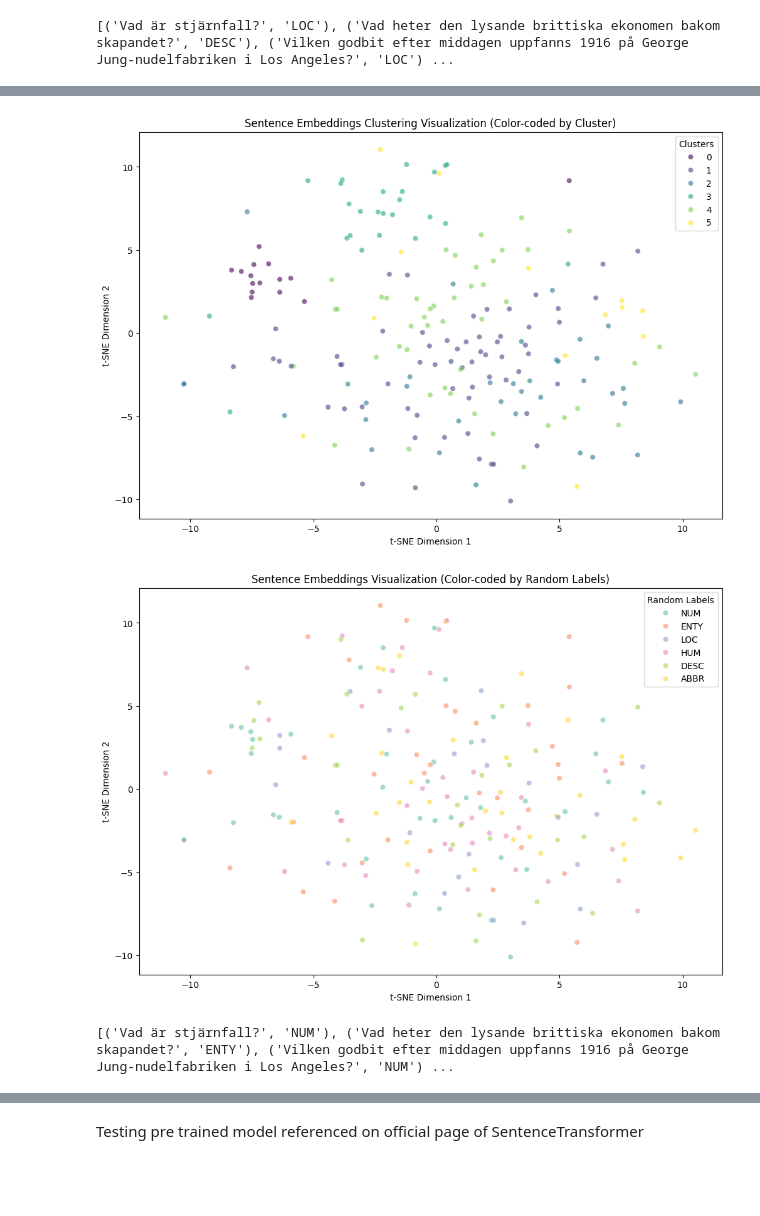
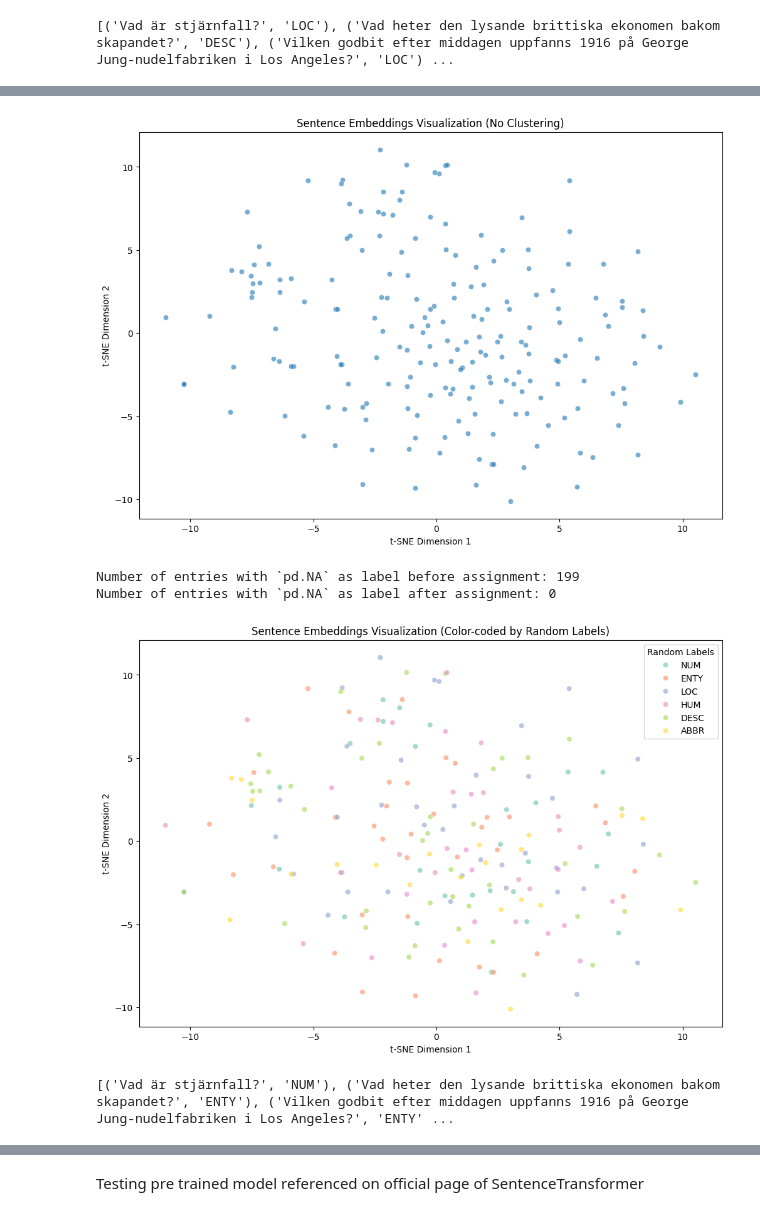
Before and after one commit to SpiffiRacoon/ISBiT, a Jupyter notebook: ML/research_notebook.ipynb, the cells around one changed output, grey strips where cells are left out. Cells and saved outputs as stored; diff of their text form; code cells hidden in the pictures; blank space fills up the shorter version.

```diff
--- a/ML/research_notebook.ipynb
+++ b/ML/research_notebook.ipynb
@@ -309,7 +482,6 @@ print(random_labeled_data[:5])  # Print the first 5 tuples with randomly assigne
 # %%
 import pandas as pd
 from sentence_transformers import SentenceTransformer
-from sklearn.cluster import KMeans
 from sklearn.manifold import TSNE
 import seaborn as sns
 from matplotlib import pyplot as plt
@@ -324,62 +496,62 @@ sentences = local_train_data['text'].tolist()
 model = SentenceTransformer('paraphrase-MiniLM-L6-v2')
 embeddings = model.encode(sentences, show_progress_bar=True)
 
-# Step 2: Use KMeans to cluster the embeddings into 6 clusters
-num_clusters = 6
-kmeans = KMeans(n_clusters=num_clusters, random_state=0)
-kmeans.fit(embeddings)
-
-# Get the cluster labels for each embedding
-cluster_labels = kmeans.labels_
-
-# Step 3: Apply t-SNE for 2D reduction
+# Step 2: Apply t-SNE for 2D reduction (no clustering used)
 tsne = TSNE(n_components=2, perplexity=30, n_iter=300, random_state=42)
 embedding_2d = tsne.fit_transform(embeddings)
 
-# Create a DataFrame for the reduced embeddings and cluster labels
+# Step 3: Create a DataFrame for the reduced embeddings
 cluster_df = pd.DataFrame(embedding_2d, columns=['x', 'y'])
-cluster_df['cluster'] = cluster_labels
 
-# Step 4: Plot using Seaborn's scatterplot for the clusters
+# Step 4: Plot using Seaborn's scatterplot for the t-SNE embeddings without clustering
 plt.figure(figsize=(12, 8))
-sns.scatterplot(data=cluster_df, x='x', y='y', hue='cluster', palette='viridis', alpha=0.6)
-plt.title("Sentence Embeddings Clustering Visualization (Color-coded by Cluster)")
+sns.scatterplot(data=cluster_df, x='x', y='y', palette='viridis', alpha=0.6)
+plt.title("Sentence Embeddings Visualization (No Clustering)")
 plt.xlabel("t-SNE Dimension 1")
 plt.ylabel("t-SNE Dimension 2")
-plt.legend(title="Clusters")
 plt.show()
 
 # Step 5: Format input data to tuples, using `pd.NA` for missing labels
 formatted_data = [(row['text'], pd.NA) for index, row in local_train_data.iterrows()]
 
-# Function to assign random labels to tuples with `pd.NA` values
+# Test 1: Check if `pd.NA` is used correctly
+na_count = sum(1 for sentence, label in formatted_data if label is pd.NA)
+print(f"Number of entries with `pd.NA` as label before assignment: {na_count}")
+
+# Step 6: Function to assign random labels to tuples with `pd.NA` values
 def assign_random_labels(data):
     labels = ["DESC", "ENTY", "NUM", "HUM", "LOC", "ABBR"]
     labeled_data = [(sentence, random.choice(labels) if label is pd.NA else label) for sentence, label in data]
     return labeled_data
 
 # Apply the function to formatted data to replace `pd.NA` with random labels
 random_labeled_data = assign_random_labels(formatted_data)
 
-# Extract the labels from the labeled data for plotting
+# Test 2: Verify no `pd.NA` labels remain after assignment
+na_count_after = sum(1 for sentence, label in random_labeled_data if label is pd.NA)
+print(f"Number of entries with `pd.NA` as label after assignment: {na_count_after}")
+
+# Extract the random labels for plotting
 _, random_labels = zip(*random_labeled_data)
 
-# Step 6: Create a DataFrame for the reduced embeddings and random labels
+# Step 7: Create a DataFrame for the reduced embeddings and random labels
 label_df = pd.DataFrame(embedding_2d, columns=['x', 'y'])
 label_df['random_label'] = random_labels
 
-# Step 7: Plot the random labels using Seaborn's scatterplot
+# Step 8: Plot the random labels using Seaborn's scatterplot
 plt.figure(figsize=(12, 8))
 sns.scatterplot(data=label_df, x='x', y='y', hue='random_label', palette='Set2', alpha=0.6)
 plt.title("Sentence Embeddings Visualization (Color-coded by Random Labels)")
 plt.xlabel("t-SNE Dimension 1")
 plt.ylabel("t-SNE Dimension 2")
 plt.legend(title="Random Labels")
 plt.show()
 
 # Display the first few tuples to verify the random labeling
 print(random_labeled_data[:5])  # Print the first 5 tuples with randomly assigned labels
 # %% [output]
-[figure, old version]
+[figure, new version]
+Number of entries with `pd.NA` as label before assignment: 199
+Number of entries with `pd.NA` as label after assignment: 0
-[figure, old version]
+[figure, new version]
-[('Vad är stjärnfall?', 'NUM'), ('Vad heter den lysande brittiska ekonomen bakom skapandet?', 'ENTY'), ('Vilken godbit efter middagen uppfanns 1916 på George Jung-nudelfabriken i Los Angeles?', 'NUM') ...
+[('Vad är stjärnfall?', 'NUM'), ('Vad heter den lysande brittiska ekonomen bakom skapandet?', 'ENTY'), ('Vilken godbit efter middagen uppfanns 1916 på George Jung-nudelfabriken i Los Angeles?', 'ENTY' ...
```
Also changed, not shown: parts of 11 cells of this notebook.
